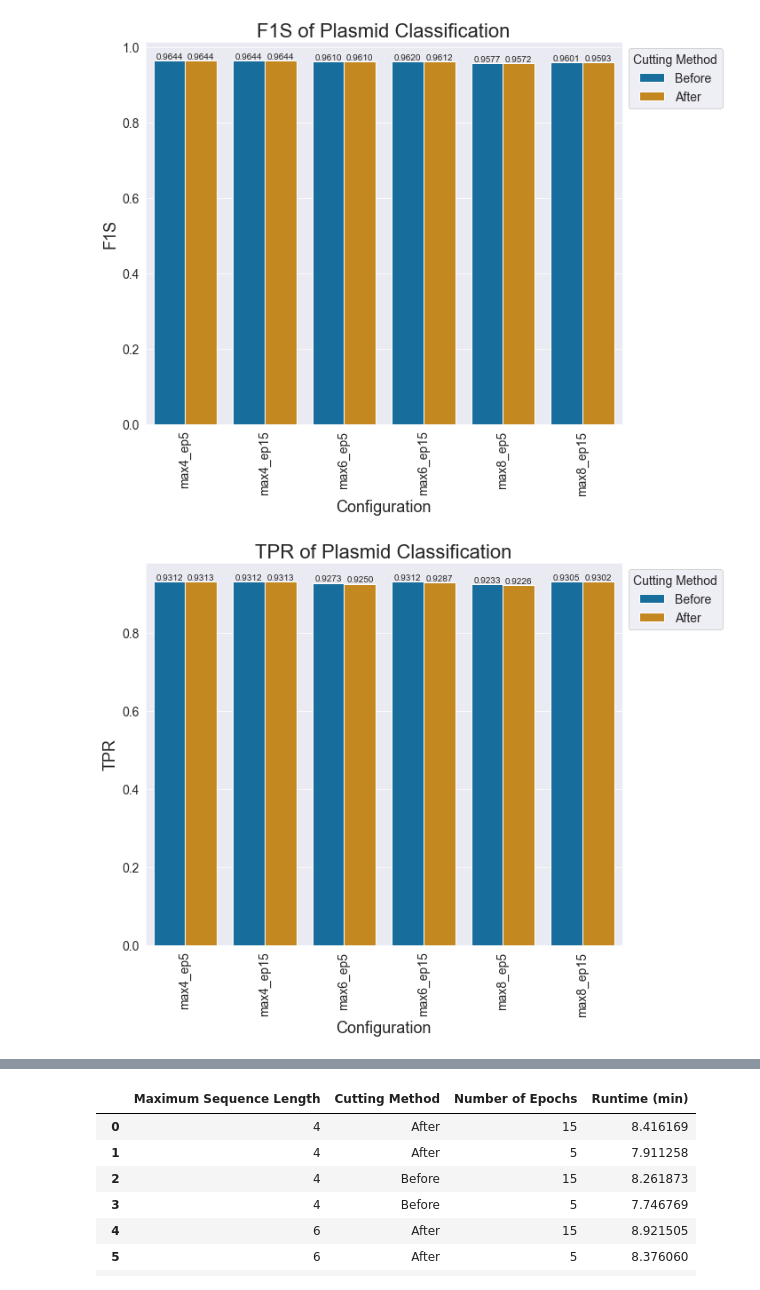
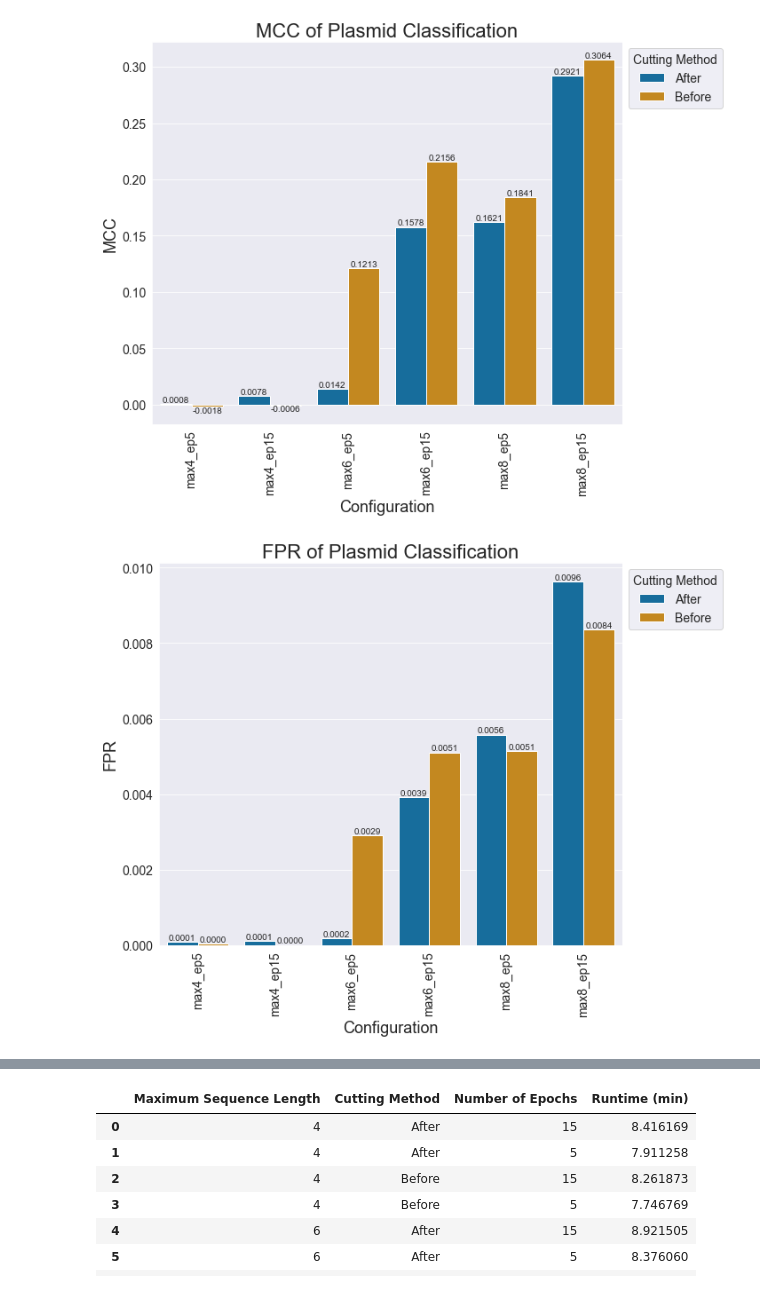
Before and after one commit to ninaihde/dl-plasmid-classifier, a Jupyter notebook: src/evaluate_classification.ipynb, the cells around one changed output, grey strips where cells are left out. Saved outputs shown, nothing was run; the diff lists cells and outputs as text; code cells hidden in the pictures.

Commit message:
Fix confusion matrix calculation

```diff
--- a/src/evaluate_classification.ipynb
+++ b/src/evaluate_classification.ipynb
@@ -3,13 +3,13 @@ import glob
 import matplotlib.pyplot as plt
 import pandas as pd
 
-from sklearn.metrics import confusion_matrix, ConfusionMatrixDisplay, classification_report
+from sklearn.metrics import balanced_accuracy_score, confusion_matrix, ConfusionMatrixDisplay, matthews_corrcoef, precision_score, recall_score
 
 result_dir = '../results/classification'
 metrics = pd.DataFrame(columns=['Maximum Sequence Length', 'Cutting Method', 'Number of Epochs', 'TP', 'FN', 'FP', 'TN'])
 
 for mx in [4, 6, 8]:
-    for cut in ['Before', 'After']:
+    for cut in ['After', 'Before']:
         gt = pd.read_csv(f'{result_dir}/max{mx}_cut{cut}/gt_test_labels.csv')
 
         for epochs in [5, 15]:
@@ -17,34 +17,34 @@ for mx in [4, 6, 8]:
             pred = pd.concat([pd.read_csv(f) for f in pred_files])
             merged = pd.merge(gt, pred, left_on='Read ID', right_on='Read ID')
 
-            cm = confusion_matrix(merged['GT Label'], merged['Predicted Label'])
             metrics = pd.concat([metrics, pd.DataFrame({
                 'Maximum Sequence Length': [mx],
                 'Cutting Method': [cut],
                 'Number of Epochs': [epochs],
-                'TP': [cm[0][0]],
-                'TN': [cm[1][1]],
-                'FP': [cm[0][1]], # len(merged[(merged['Predicted Label'] == 'plasmid') & (merged['GT Label'] == 'chr')])
-                'FN': [cm[1][0]]})],
-                ignore_index=True)
+                'TP': [len(merged[(merged['Predicted Label'] == 'plasmid') & (merged['GT Label'] == 'plasmid')])],
+                'TN': [len(merged[(merged['Predicted Label'] == 'chr') & (merged['GT Label'] == 'chr')])],
+                'FP': [len(merged[(merged['Predicted Label'] == 'plasmid') & (merged['GT Label'] == 'chr')])],
+                'FN': [len(merged[(merged['Predicted Label'] == 'chr') & (merged['GT Label'] == 'plasmid')])],
+                'Balanced Accuracy': [balanced_accuracy_score(merged['GT Label'], merged['Predicted Label'])],  # (TPR + TNR) / 2
+                'MCC': [matthews_corrcoef(merged['GT Label'], merged['Predicted Label'])],
+                'Precision': [precision_score(merged['GT Label'], merged['Predicted Label'], pos_label='plasmid')],  # TP / (TP + FP)
+                'Recall': [recall_score(merged['GT Label'], merged['Predicted Label'], pos_label='plasmid')],  # TP / (TP + FN)
+            })], ignore_index=True)
 
-            cm_display = ConfusionMatrixDisplay(confusion_matrix=cm, display_labels=['Chromosome', 'Plasmid'])
+            cm = confusion_matrix(merged['GT Label'], merged['Predicted Label'])
+            cm_display = ConfusionMatrixDisplay(confusion_matrix=cm)
             cm_display.plot()
             plt.title(f'Confusion Matrix of Plasmid Classification\n(max sequence length: {mx}k, cutted: {cut.lower()} normalization, epochs: {epochs})')
             plt.xlabel('Predicted Label')
             plt.ylabel('True Label')
             plt.savefig(f'../plots/max{mx}_cut{cut}_epochs{epochs}_confusion_matrix.png', dpi=300, facecolor='white')
             plt.close()
-
-            #print(classification_report(merged['GT Label'], merged['Predicted Label']))
 # %%
 metrics['TPR'] = metrics['TP'] / (metrics['TP'] + metrics['FN'])  # sensitivity/ recall
 metrics['TNR'] = metrics['TN'] / (metrics['TN'] + metrics['FP'])  # specificity
 metrics['FPR'] = metrics['FP'] / (metrics['FP'] + metrics['TN'])  # 1 - specificity
 metrics['FNR'] = metrics['FN'] / (metrics['FN'] + metrics['TP'])
 
-metrics['Precision'] = metrics['TP'] / (metrics['TP'] + metrics['FP'])
 metrics['Accuracy'] = (metrics['TP'] + metrics['TN']) / (metrics['TP'] + metrics['TN'] + metrics['FP'] + metrics['FN'])
-# -> Acc not suitable for imbalanced problems
-metrics['F1S'] = metrics['TP'] / (metrics['TP'] + 0.5 * (metrics['FP'] + metrics['FN']))
-# -> F1S is harmonic mean between precision & recall
+metrics['B. Acc'] = (metrics['TPR'] + metrics['TNR']) / 2
+metrics['F1S'] = metrics['TP'] / (metrics['TP'] + 0.5 * (metrics['FP'] + metrics['FN']))  # harmonic mean between precision and recall
@@ -71,7 +103,7 @@ import seaborn as sns
 plotdata = metrics.copy()
 plotdata = plotdata.replace(['cutAfter_', 'cutBefore_'], ['', ''], regex=True)
 
-for metric in ['Accuracy', 'FNR', 'F1S', 'TPR', 'TNR', 'FPR', 'Precision']:
+for metric in ['Balanced Accuracy', 'Accuracy', 'MCC', 'FPR', 'F1S', 'TPR', 'TNR', 'FNR', 'Precision']:
     fig, ax = plt.subplots(figsize=(10, 8))
     sns.barplot(data=plotdata,
                 x='ID',
@@ -100,2 +132,2 @@ for metric in ['Accuracy', 'FNR', 'F1S', 'TPR', 'TNR', 'FPR', 'Precision']:
-[figure, old version]
+[figure, new version]
-[figure, old version]
+[figure, new version]
```
Also changed, not shown: parts of 6 cells of this notebook, 1 other file.
